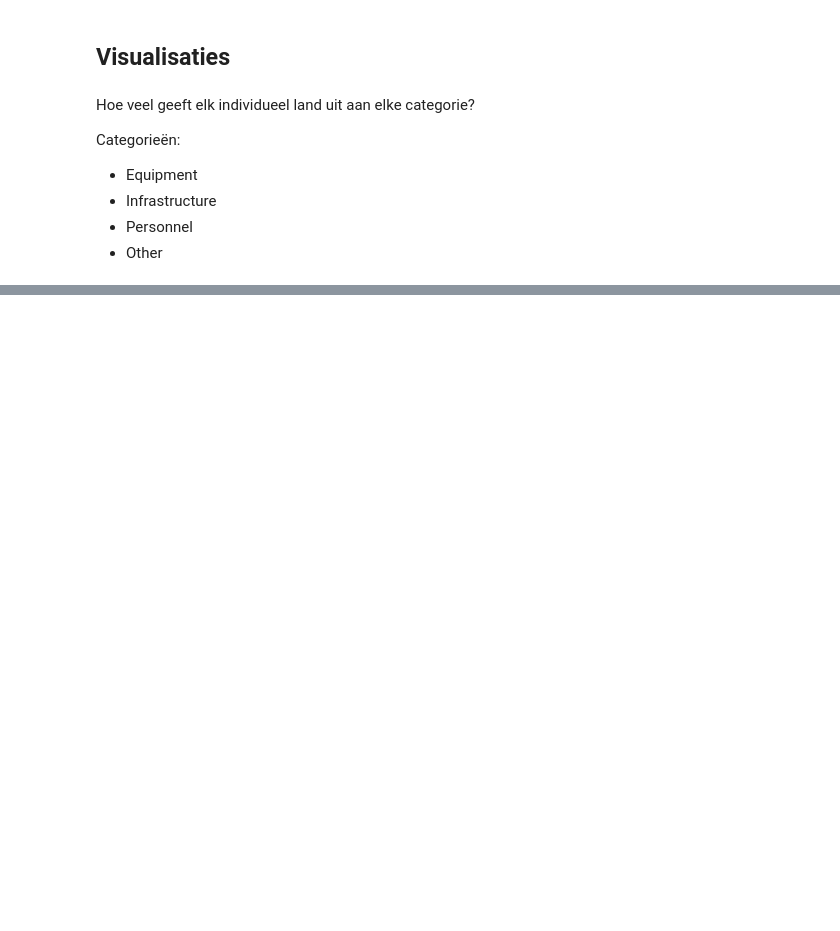
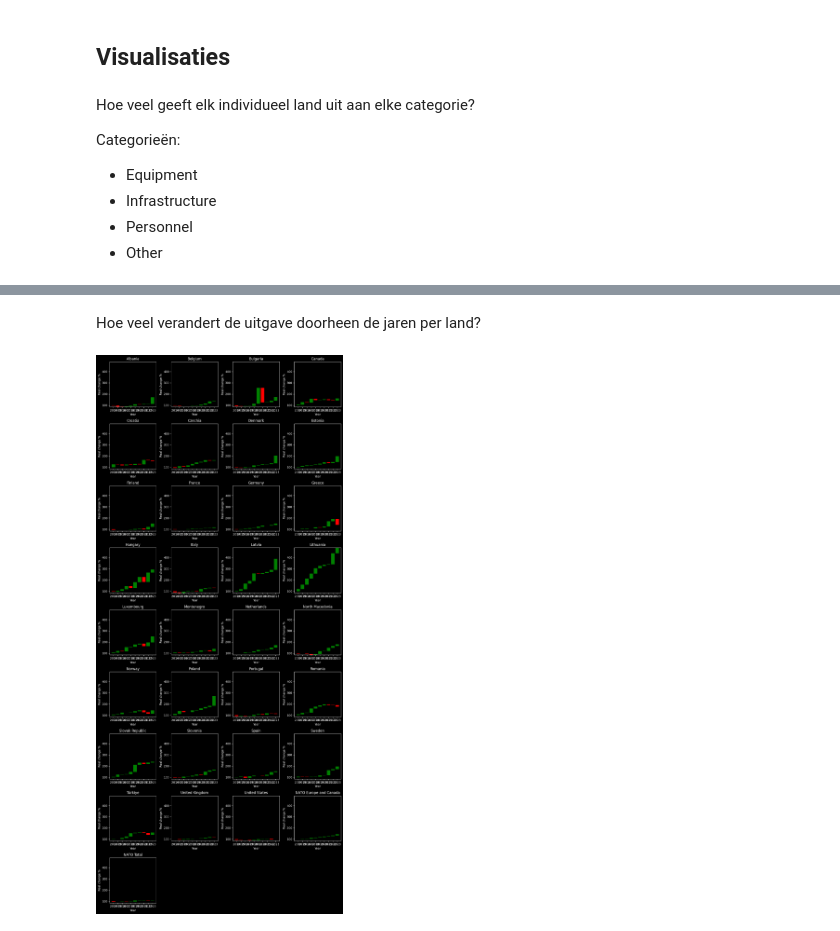
Before and after one commit to Datavisualiatie-UGent/project-dv26-2, a Jupyter notebook: src/data-exploration/exploration.ipynb, the cells around one changed output, grey strips where cells are left out. Cells and saved outputs as stored; diff of their text form; code cells hidden in the pictures; blank space fills up the shorter version.

```diff
--- a/src/data-exploration/exploration.ipynb
+++ b/src/data-exploration/exploration.ipynb
@@ -108,0 +197,58 @@ plt.show()
+# %% [markdown]
+Hoe veel verandert de uitgave doorheen de jaren per land?
+# %%
+# Determine fixed y-range for all subplots
+global_min = float("inf")
+global_max = float("-inf")
+
+for _, row in real_change.iterrows():
+    start = 100.0
+    country_min = start
+    country_max = start
+
+    for change in row[real_change_years]:
+        end = start * (1 + change / 100.0)
+        low, high = sorted((start, end))
+        country_min = min(country_min, low)
+        country_max = max(country_max, high)
+        start = end
+
+    global_min = min(global_min, country_min)
+    global_max = max(global_max, country_max)
+
+# Plots
+n_subfigs = len(real_change)
+subfig_n_rows = math.ceil(n_subfigs / subfig_n_cols)
+
+fig, axes = plt.subplots(subfig_n_rows, subfig_n_cols, figsize=(subfig_n_cols * 3, subfig_n_rows * 3))
+axes = axes.flatten() if hasattr(axes, 'flatten') else [axes]
+
+for index, (country, row) in enumerate(real_change.iterrows()):
+    axis = axes[index]
+
+    start = 100
+    starts, heights, colors = [], [], []
+
+    for change in row[real_change_years]:
+        end = start * (1 + change / 100.0)
+        starts.append(start)
+        heights.append(end - start)
+        colors.append('green' if change > 0 else 'red')
+        start = end
+
+    axis.bar(real_change_years, heights, bottom=starts, color=colors)
+    axis.set_title(country)
+    axis.set_xlabel("Year")
+    axis.set_ylabel("Real change %")
+    axis.axhline(y=0, color='black', linewidth=0.5)
+    axis.set_ylim(global_min, global_max)
+    axis.tick_params(axis='both')
+
+# Hide any unused subplots
+for axis in axes[n_subfigs:]:
+    axis.axis('off')
+
+plt.tight_layout()
+plt.show()
+# %% [output]
+[figure, added]
```
Also changed, not shown: parts of 10 cells of this notebook.
